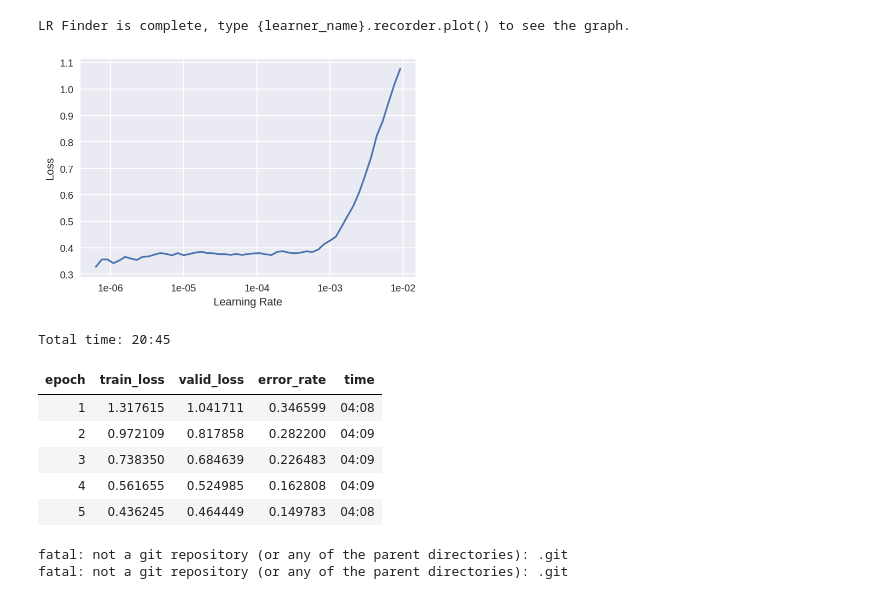
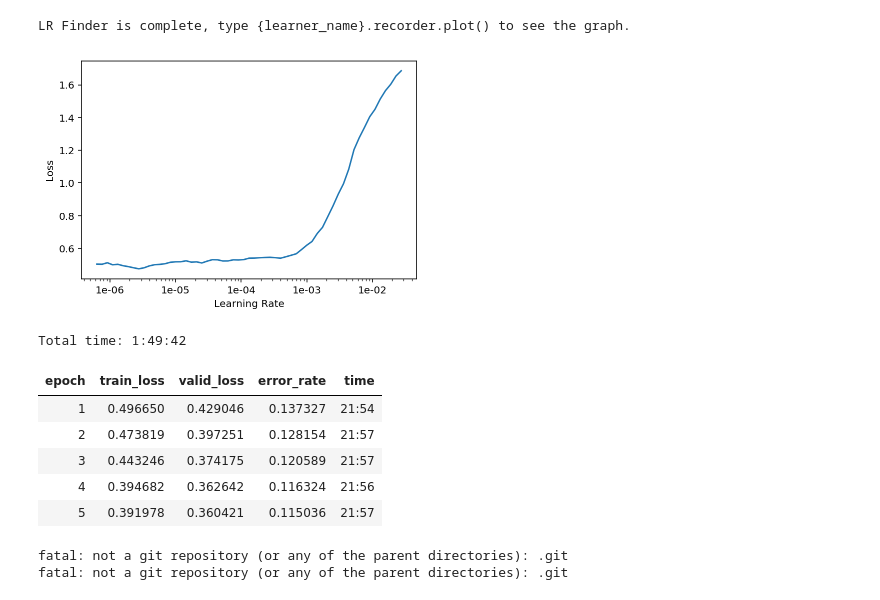
Before and after one commit to araskavakli/shipClassifier, a Jupyter notebook: ship_classifier.ipynb, the cells around one changed output. Drawn from its saved outputs; the diff is of its cells as text; code cells hidden in the pictures.

```diff
--- a/ship_classifier.ipynb
+++ b/ship_classifier.ipynb
@@ -37,15 +15,15 @@ ModuleNotFoundError: No module named 'fastai.vision'
 # %%
-#path = Path('data/ships')
+path = Path('/home/jupyter/ship_classifier/ship_classifier')
 
-folders = ['barge', 'bulker', 'coast_guard', 'container', 'fishing_vessel',
-           'icebreaker', 'livestock_carrier', 'military', 'offshore_vessel'
-           'passenger', 'pilot_boat', 'research_vessel', 'roro', 'sailboat',
-           'tanker', 'tug', 'vehicle_carrier']
+folders = ['bulker', 'coast_guard', 'container', 'fishing_vessel',
+           'icebreaker', 'livestock_carrier', 'military', 'offshore_vessel',
+           'passenger', 'research_vessel', 'roro', 'sailboat',
+           'tanker', 'vehicle_carrier']
 
-files = ['Barges', 'Bulkers', 'Coast', 'Containerships', 'Fishing',
-         'Icebreakers', 'Livestock', 'Military', 'Offshore'
-         'Passenger', 'Pilot', 'Research',
-         'RORO', 'Sailing', 'Tankers', 'Tugs', 'Vehicle']
+files = ['Bulkers', 'Coast', 'Containerships', 'Fishing',
+         'Icebreakers', 'Livestock', 'Military', 'Offshore',
+         'Passenger', 'Research',
+         'RORO', 'Sailing', 'Tankers', 'Vehicle']
 # %%
 files.index('Barges')
 # %% [output]
@@ -206,14 +250,14 @@ LR Finder is complete, type {learner_name}.recorder.plot() to see the graph.
 # %%
 learn.recorder.plot()
 # %% [output]
-[figure, old version]
+[figure, new version]
 # %%
-learn.fit_one_cycle(5, max_lr=5e-4)
+learn.fit_one_cycle(5, max_lr=slice(1e-6,1e-4))
 # %% [output]
-Total time: 20:45
+Total time: 1:49:42
 | epoch | train_loss | valid_loss | error_rate | time |
-| 1 | 1.317615 | 1.041711 | 0.346599 | 04:08 |
-| 2 | 0.972109 | 0.817858 | 0.282200 | 04:09 |
-| 3 | 0.738350 | 0.684639 | 0.226483 | 04:09 |
-| 4 | 0.561655 | 0.524985 | 0.162808 | 04:09 |
-| 5 | 0.436245 | 0.464449 | 0.149783 | 04:08 |
+| 1 | 0.496650 | 0.429046 | 0.137327 | 21:54 |
+| 2 | 0.473819 | 0.397251 | 0.128154 | 21:57 |
+| 3 | 0.443246 | 0.374175 | 0.120589 | 21:57 |
+| 4 | 0.394682 | 0.362642 | 0.116324 | 21:56 |
+| 5 | 0.391978 | 0.360421 | 0.115036 | 21:57 |
```
Also changed, not shown: parts of 18 cells of this notebook.
